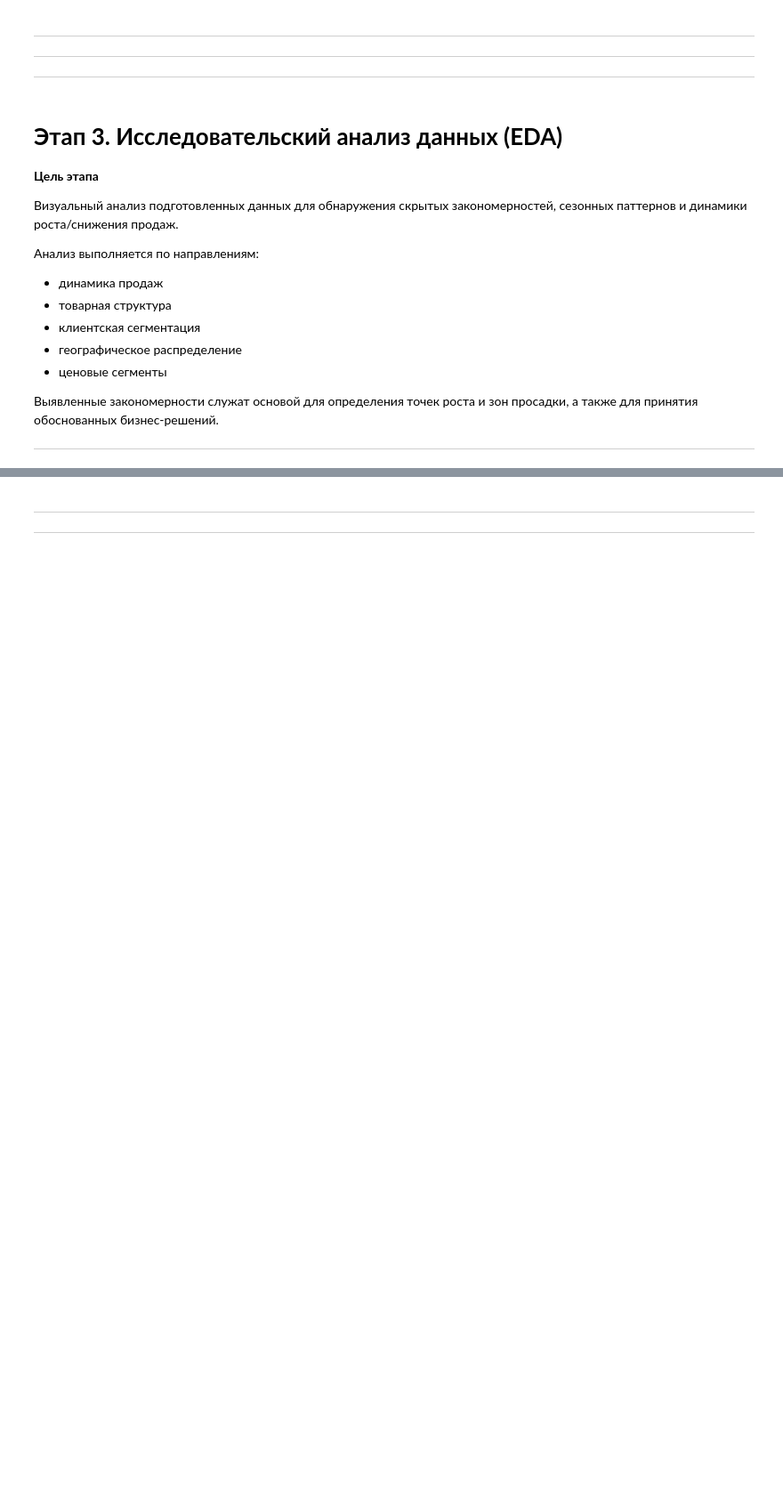
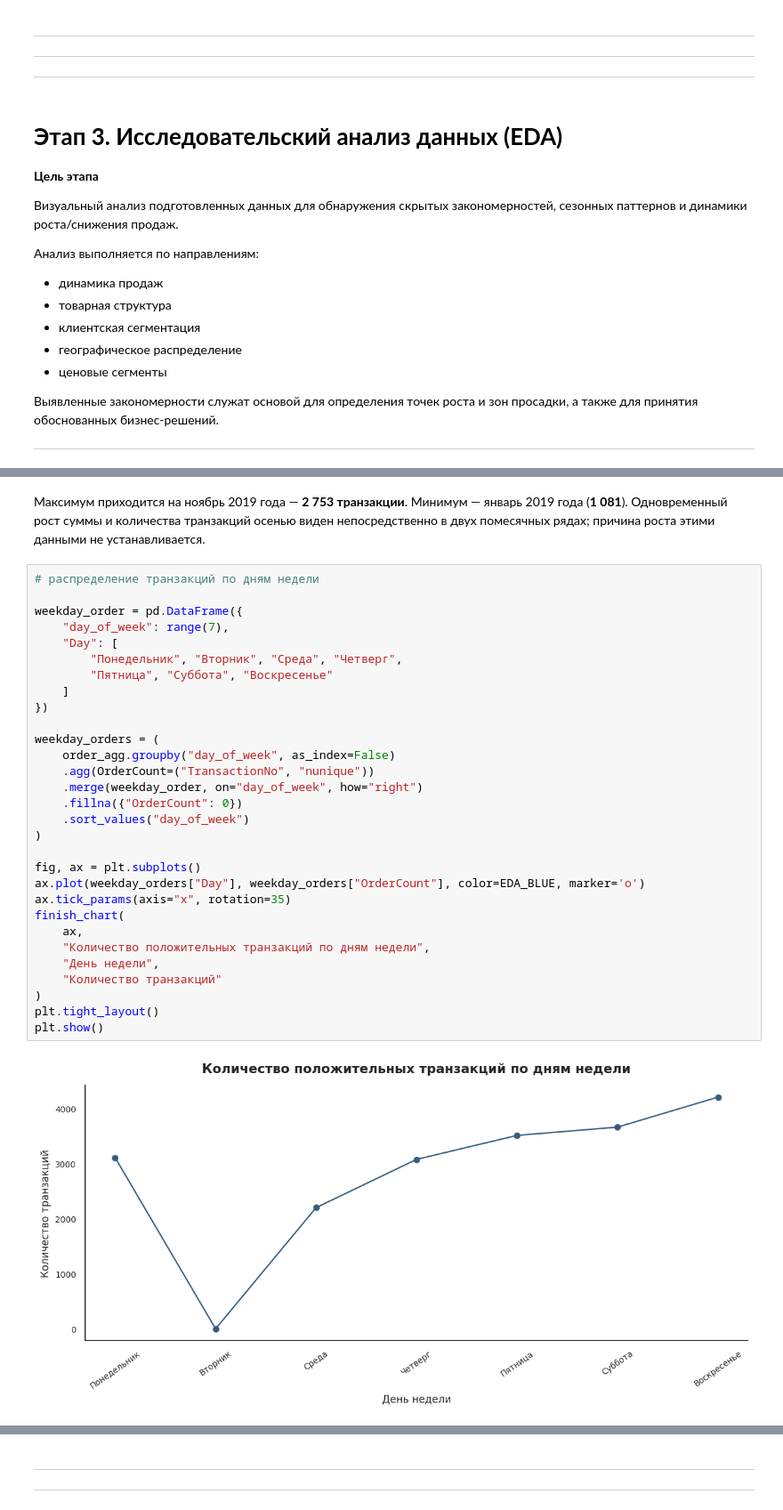
Before and after one commit to dazzens/dazzens, a Jupyter notebook: EDA_проект.ipynb, the cells around one changed output, grey strips where cells are left out. Shown at 89% size. Saved outputs shown, nothing was run; the diff lists cells and outputs as text; blank space fills up the shorter version.

```diff
--- a/EDA_проект.ipynb
+++ b/EDA_проект.ipynb
@@ -2897,0 +2061,34 @@ plt.show()
+# %% [markdown]
+Максимум  приходится на ноябрь 2019 года — **2 753 транзакции**. Минимум — январь 2019 года (**1 081**). Одновременный рост суммы и количества транзакций осенью виден непосредственно в двух помесячных рядах; причина роста этими данными не устанавливается.
+# %%
+# распределение транзакций по дням недели
+
+weekday_order = pd.DataFrame({
+    "day_of_week": range(7),
+    "Day": [
+        "Понедельник", "Вторник", "Среда", "Четверг",
+        "Пятница", "Суббота", "Воскресенье"
+    ]
+})
+
+weekday_orders = (
+    order_agg.groupby("day_of_week", as_index=False)
+    .agg(OrderCount=("TransactionNo", "nunique"))
+    .merge(weekday_order, on="day_of_week", how="right")
+    .fillna({"OrderCount": 0})
+    .sort_values("day_of_week")
+)
+
+fig, ax = plt.subplots()
+ax.plot(weekday_orders["Day"], weekday_orders["OrderCount"], color=EDA_BLUE, marker='o')
+ax.tick_params(axis="x", rotation=35)
+finish_chart(
+    ax,
+    "Количество положительных транзакций по дням недели",
+    "День недели",
+    "Количество транзакций"
+)
+plt.tight_layout()
+plt.show()
+# %% [output]
+[figure, added]
```
Also changed, not shown: parts of 122 cells of this notebook.
